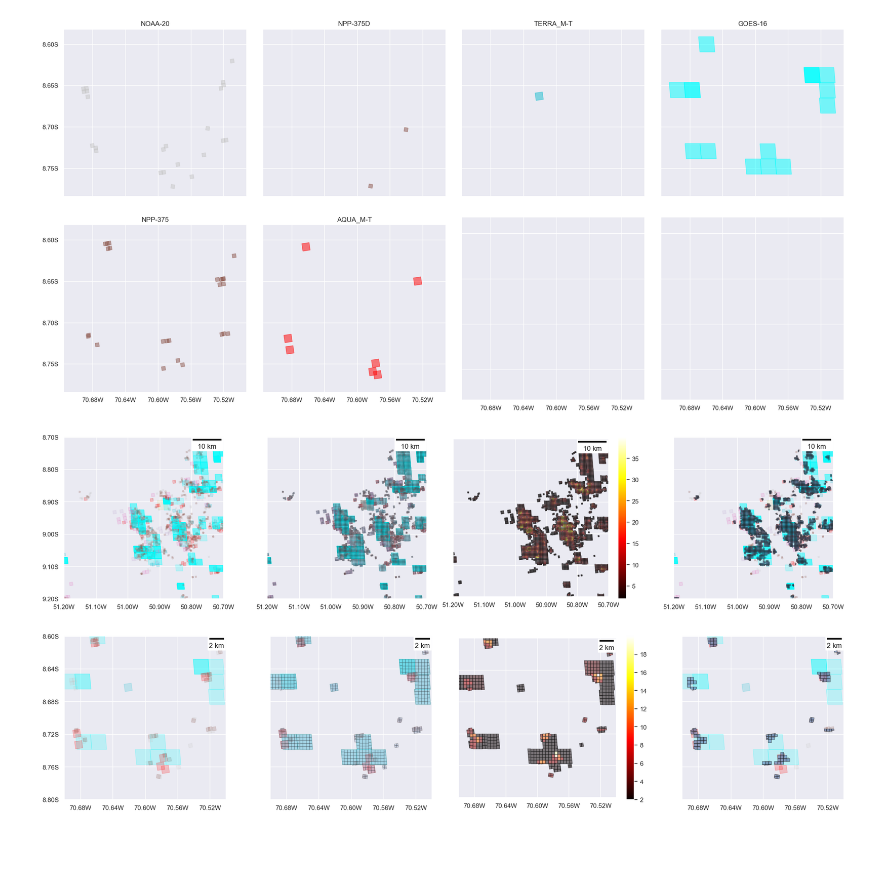
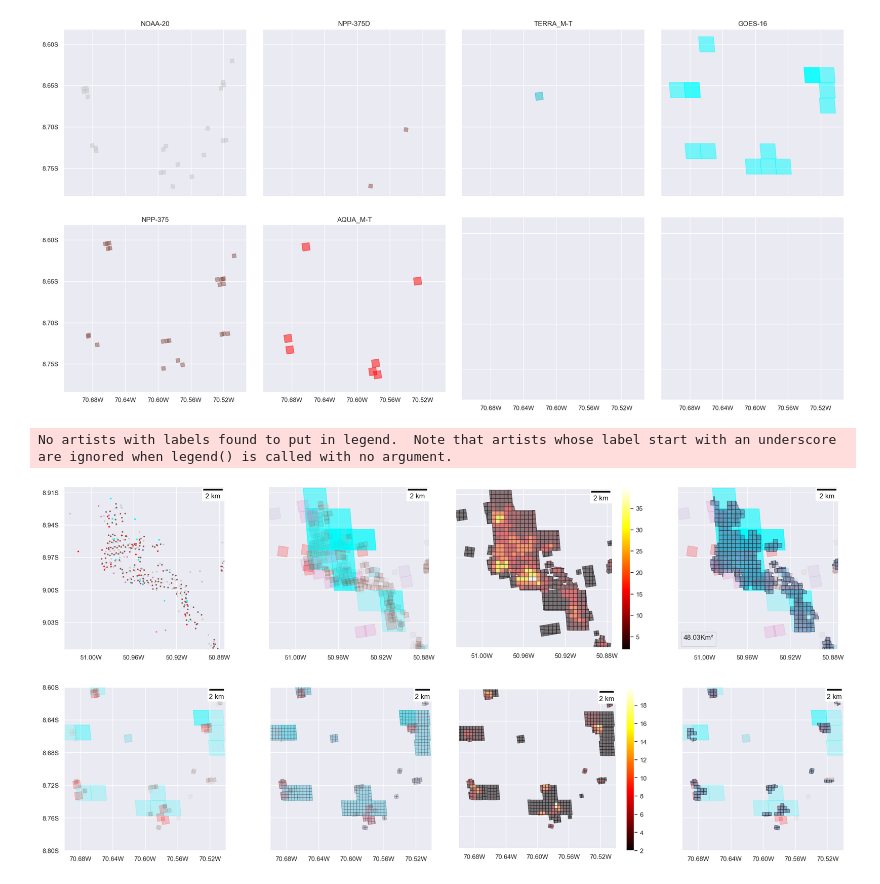
Before and after one commit to josebraz/INPE-Queimadas, a Jupyter notebook: Queimadas.ipynb, the cells around one changed output. Drawn from its saved outputs; the diff is of its cells as text; code cells hidden in the pictures; blank space fills up the shorter version.

```diff
--- a/Queimadas.ipynb
+++ b/Queimadas.ipynb
@@ -378,7 +378,7 @@ def configure_geografic_axes(ax: plt.Axes, min_lon: float, max_lon: float,
         y_lim = [min_lat, max_lat]
         ax.set_xlim(x_lim)
         ax.set_ylim(y_lim)
-    ax.xaxis.set_major_locator(mtick.MaxNLocator(6))
+    ax.xaxis.set_major_locator(mtick.MaxNLocator(4))
     ax.xaxis.set_major_formatter(lambda x, pos: '{:.2f}{}'.format(abs(x), 'W' if x < 0 else 'E'))
     ax.yaxis.set_major_locator(mtick.MaxNLocator(5))
     ax.yaxis.set_major_formatter(lambda y, pos: '{:.2f}{}'.format(abs(y), 'S' if y < 0 else 'N'))
@@ -725,0 +743,21 @@ show_separated_satelittes(data_temp, center_lat, center_lon, size)
+# %%
+fig, axs = plt.subplots(1, 4, sharex= True, sharey=True, figsize=(12, 20))
+fig.tight_layout()
+axs = axs.flat
+
+center_lat, center_lon, size = -8.98, -50.95, 0.13
+data_temp = sub_space_by_center(df.query("'2022-09-02 00:00:00-03:00' < datahora < '2022-09-02 23:59:59-03:00' and simp_satelite == 'Suomi NPP'"), center_lat, center_lon, size)
+
+min_lat, max_lat, min_lon, max_lon = get_bounds(center_lat, center_lon, size)
+
+show_satelites_points(data_temp[data_temp['satelite'] == 'NPP-375D'], ax=axs[0])
+axs[0].set_title('Pontos Ascendente')
+configure_geografic_axes(axs[0], min_lon, max_lon, min_lat, max_lat)
+
+show_satelites_points(data_temp[data_temp['satelite'] == 'NPP-375'], ax=axs[2])
+axs[2].set_title('Pontos Descendente')
+configure_geografic_axes(axs[2], min_lon, max_lon, min_lat, max_lat)
+
+show_separated_satelittes(data_temp, center_lat, center_lon, size, axs=[axs[1], axs[3]])
+axs[1].set_title('Áreas Ascendente')
+axs[3].set_title('Áreas Descendente')
@@ -937,13 +964,14 @@ class SatellitesExplore:
 
         return MultiPolygon(geometries)
 # %%
-center_lat, center_lon, size = -8.95, -50.70, 0.50
-data_temp = sub_space_by_center(df.query("'2022-09-01 00:00:00-03:00' < datahora < '2022-09-30 23:59:59-03:00'"), center_lat, center_lon, size)
+center_lat, center_lon, size = -8.98, -50.95, 0.15
+data_temp = sub_space_by_center(df.query("'2022-09-01 00:00:00-03:00' < datahora < '2022-09-03 23:59:59-03:00'"), center_lat, center_lon, size)
 
 explorer = SatellitesExplore(data_temp, quadrat_width=0.004)
 explorer.plot(width=20, threshold=5, center_lat=center_lat, center_lon=center_lon, size=size)
 # %% [output]
+No artists with labels found to put in legend.  Note that artists whose label start with an underscore are ignored when legend() is called with no argument.
-[figure, old version]
+[figure, new version]
 # %%
 center_lat, center_lon, size = -8.70, -70.60, 0.20
 data_temp = sub_space_by_center(df.query("'2022-09-02 00:00:00-03:00' < datahora < '2022-09-02 23:59:59-03:00'"), center_lat, center_lon, size)
```
Also changed, not shown: parts of 4 cells of this notebook, 4 other files.
